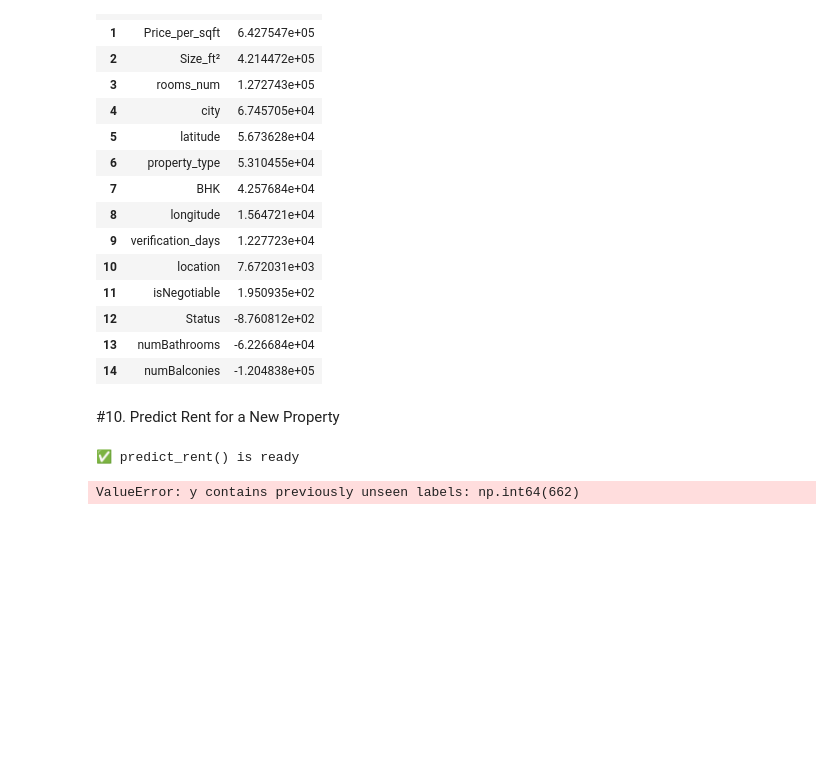
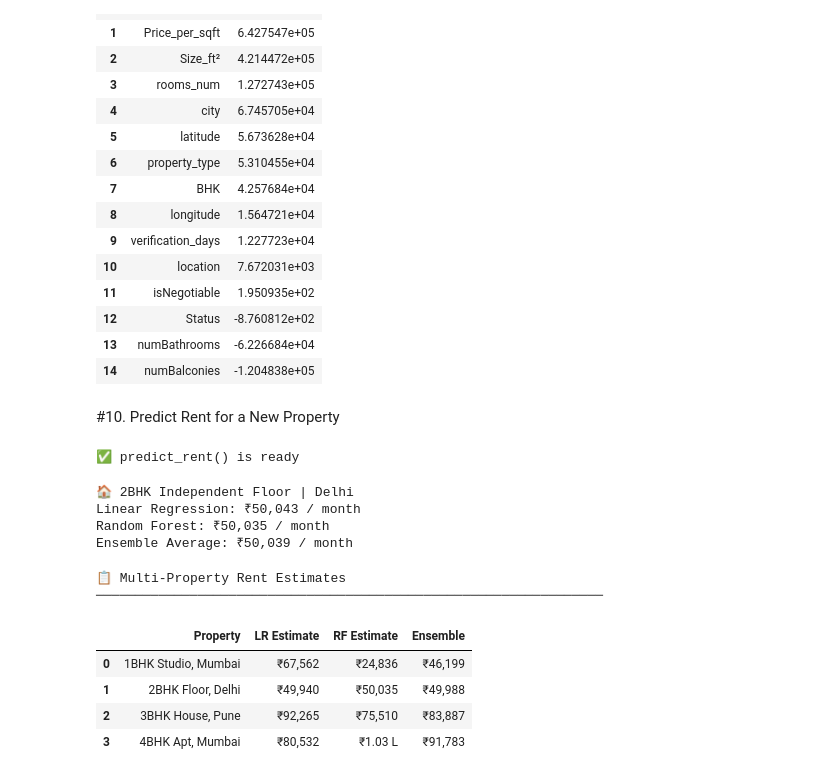
Before and after one commit to Arunjangir8/GenAI, a Jupyter notebook: Notebook/GenAI_project.ipynb, the cells around one changed output. Cells and saved outputs as stored; diff of their text form; code cells hidden in the pictures; blank space fills up the shorter version.

Commit message:
fix prediction error

```diff
--- a/Notebook/GenAI_project.ipynb
+++ b/Notebook/GenAI_project.ipynb
@@ -31,9 +31,9 @@ print('✅ All libraries imported successfully')
 # %% [markdown]
 ##2. Data integration
 # %%
-df1=pd.read_csv("../Dataset/Raw/Indian_housing_Delhi_data.csv")
-df2=pd.read_csv("../Dataset/Raw/Indian_housing_Mumbai_data.csv")
-df3=pd.read_csv("../Dataset/Raw/Indian_housing_Pune_data.csv")
+df1=pd.read_csv("/content/Indian_housing_Delhi_data.csv")
+df2=pd.read_csv("/content/Indian_housing_Mumbai_data.csv")
+df3=pd.read_csv("/content/Indian_housing_Pune_data.csv")
 # %%
 df = pd.concat([df1, df2, df3], ignore_index=True)
 # %%
@@ -161,8 +161,9 @@ def safe_transform_location(location_name):
     try:
         return le_location.transform([location_name])[0]
     except ValueError:
-        # If location not seen during training, use most common location
-        return le_location.transform([df['location'].mode()[0]])[0]
+        # If location not seen during training, use the encoded value of the most common location
+        # df['location'] is already encoded, so its mode is an encoded value.
+        return df['location'].mode()[0]
 # %%
 def convert_to_days(time_str):
 
@@ -513,23 +514,25 @@ def predict_rent(size_sqft, rooms, bathrooms, balconies, bhk_flag,
     price_per_sqft = 50  # assumed avg (can improve later)
 
     input_df = pd.DataFrame([{
-        'Size_ft²': size_sqft,
-        'rooms_num': rooms,
+        'location': location,
+        'city': city,
+        'latitude': latitude,
+        'longitude': longitude,
         'numBathrooms': bathrooms,
         'numBalconies': balconies,
+        'isNegotiable': is_negotiable,
+        'SecurityDeposit': security_deposit,
+        'Status': status,
+        'Size_ft²': size_sqft,
+        'Price_per_sqft': price_per_sqft,
         'BHK': bhk_flag,
+        'rooms_num': rooms,
         'property_type': property_type,
-        'city': city,
-        'location': location,
-        'latitude': latitude,
-        'longitude': longitude,
-        'SecurityDeposit': security_deposit,
-        'isNegotiable': is_negotiable,
-        'Status': status,
-        'verification_days': verification_days,
-        'Price_per_sqft': price_per_sqft
+        'verification_days': verification_days
     }])
 
+    # Ensure the input features are in the same order as the training data
+    feature_order = X_train.columns.tolist()
     input_df = input_df[feature_order]
 
     # LR needs scaling
@@ -569,36 +572,47 @@ print("🏠 2BHK Independent Floor | Delhi")
 for model_name, price in preds.items():
     print(f"{model_name}: {format_inr(price)} / month")
 # %% [output]
-ValueError: y contains previously unseen labels: np.int64(662)
+🏠 2BHK Independent Floor | Delhi
+Linear Regression: ₹50,043 / month
+Random Forest: ₹50,035 / month
+Ensemble Average: ₹50,039 / month
 # %%
 # ── 10.2  Multi-city / multi-config comparison ────────────────────────────────
 configs = [
     dict(size_sqft=500,  rooms=1, bathrooms=1, balconies=0, bhk_flag=1,
          property_type_str='Studio Apartment', status_str='Furnished',
-         city_str='Mumbai', location_popularity=30, security_deposit=15000, is_negotiable=0),
+         city_str='Mumbai', location_str='Dadar', latitude=19.0169, longitude=72.8465, security_deposit=15000, is_negotiable=0),
     dict(size_sqft=1000, rooms=2, bathrooms=2, balconies=1, bhk_flag=1,
          property_type_str='Independent Floor', status_str='Furnished',
-         city_str='Delhi', location_popularity=45, security_deposit=25000, is_negotiable=0),
+         city_str='Delhi', location_str='Dwarka', latitude=28.5979, longitude=77.0543, security_deposit=25000, is_negotiable=0),
     dict(size_sqft=1500, rooms=3, bathrooms=2, balconies=2, bhk_flag=1,
          property_type_str='Independent House', status_str='Semi-Furnished',
-         city_str='Pune', location_popularity=20, security_deposit=40000, is_negotiable=1),
+         city_str='Pune', location_str='Kothrud', latitude=18.5139, longitude=73.8188, security_deposit=40000, is_negotiable=1),
     dict(size_sqft=2000, rooms=4, bathrooms=3, balconies=2, bhk_flag=1,
          property_type_str='Apartment', status_str='Furnished',
-         city_str='Mumbai', location_popularity=60, security_deposit=80000, is_negotiable=0),
+         city_str='Mumbai', location_str='Andheri', latitude=19.1192, longitude=72.8494, security_deposit=80000, is_negotiable=0),
 ]
 
 labels = ['1BHK Studio, Mumbai', '2BHK Floor, Delhi',
           '3BHK House, Pune',    '4BHK Apt, Mumbai']
 
 rows = []
 for cfg, lbl in zip(configs, labels):
     p = predict_rent(**cfg)
     rows.append({'Property': lbl,
                  'LR Estimate':  format_inr(p['Linear Regression']),
                  'RF Estimate':  format_inr(p['Random Forest']),
                  'Ensemble':     format_inr(p['Ensemble Average'])})
 
 comp_df = pd.DataFrame(rows)
 print('\n📋 Multi-Property Rent Estimates')
 print('─' * 65)
 display(comp_df)
+# %% [output]
+📋 Multi-Property Rent Estimates
+─────────────────────────────────────────────────────────────────
+|  | Property | LR Estimate | RF Estimate | Ensemble |
+| 0 | 1BHK Studio, Mumbai | ₹67,562 | ₹24,836 | ₹46,199 |
+| 1 | 2BHK Floor, Delhi | ₹49,940 | ₹50,035 | ₹49,988 |
+| 2 | 3BHK House, Pune | ₹92,265 | ₹75,510 | ₹83,887 |
+| 3 | 4BHK Apt, Mumbai | ₹80,532 | ₹1.03 L | ₹91,783 |
```
Also changed, not shown: parts of 1 cell of this notebook.
